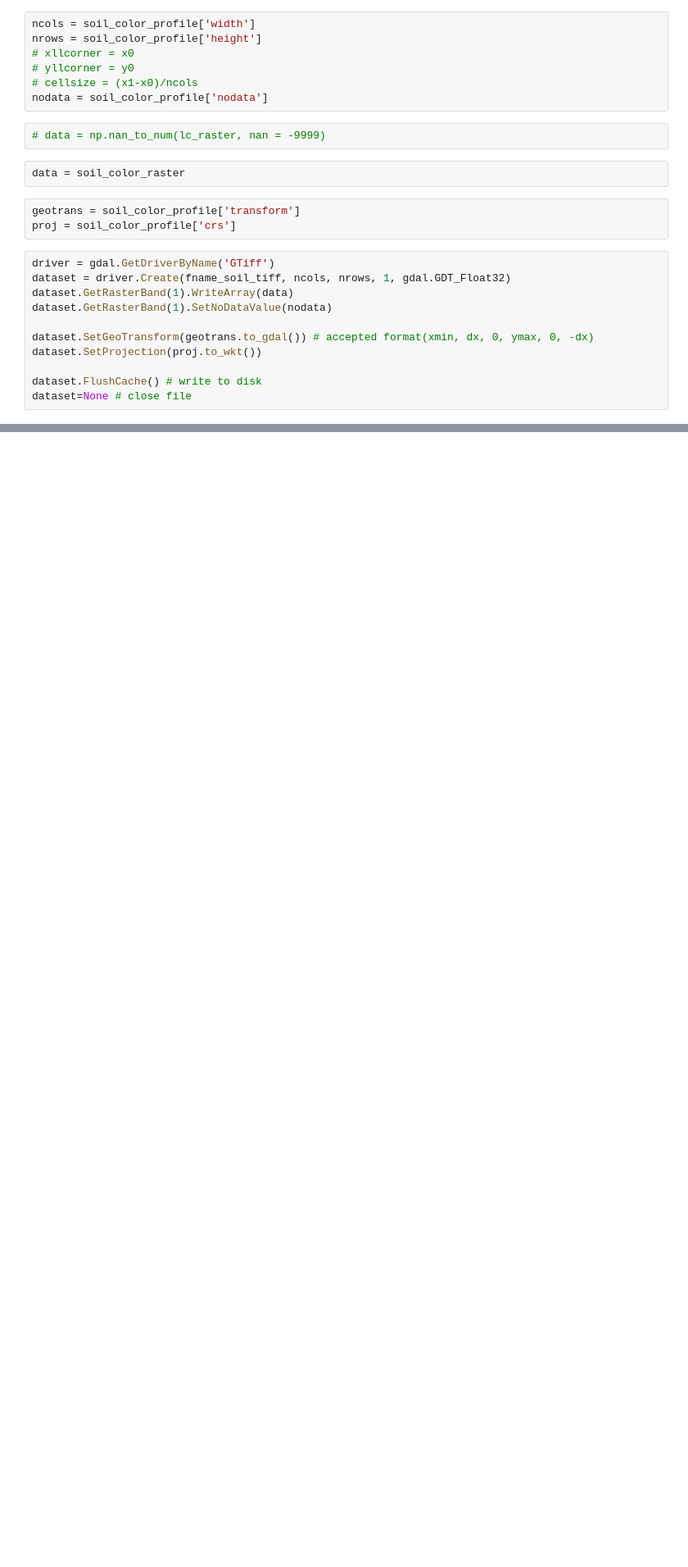
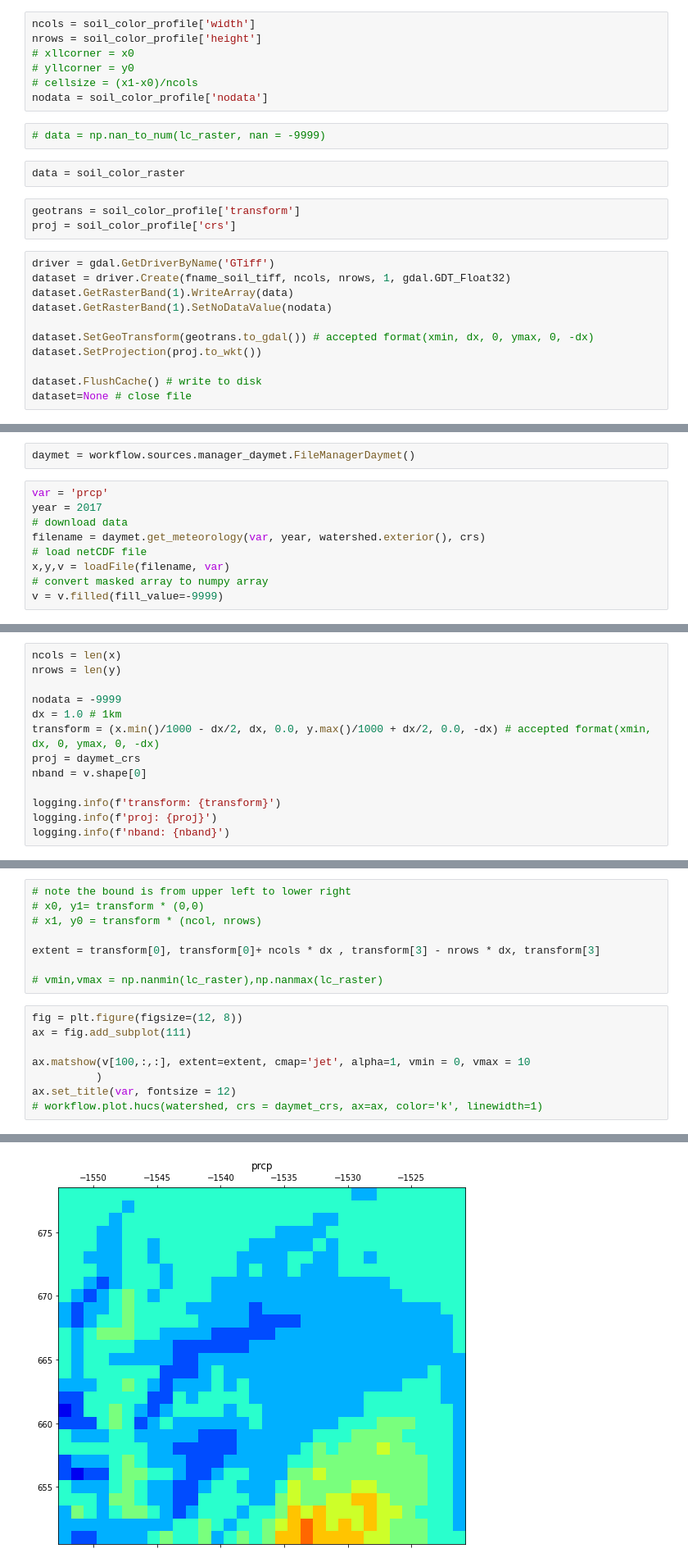
Before and after one commit to pinshuai/watershed-workflow, a Jupyter notebook: examples/download_data_streams.ipynb, the cells around one changed output, grey strips where cells are left out. Shown at 82% size. Drawn from its saved outputs; the diff is of its cells as text; blank space fills up the shorter version.

```diff
--- a/examples/download_data_streams.ipynb
+++ b/examples/download_data_streams.ipynb
@@ -481,0 +517,11 @@ dataset=None # close file
+# %%
+daymet = workflow.sources.manager_daymet.FileManagerDaymet()
+# %%
+var = 'prcp'
+year = 2017
+# download data
+filename = daymet.get_meteorology(var, year, watershed.exterior(), crs)
+# load netCDF file
+x,y,v = loadFile(filename, var)
+# convert masked array to numpy array
+v = v.filled(fill_value=-9999)
@@ -481,0 +537,13 @@ dataset=None # close file
+# %%
+ncols = len(x)
+nrows = len(y)
+
+nodata = -9999
+dx = 1.0 # 1km
+transform = (x.min()/1000 - dx/2, dx, 0.0, y.max()/1000 + dx/2, 0.0, -dx) # accepted format(xmin, dx, 0, ymax, 0, -dx)
+proj = daymet_crs
+nband = v.shape[0]
+
+logging.info(f'transform: {transform}')
+logging.info(f'proj: {proj}')
+logging.info(f'nband: {nband}')
@@ -481,0 +574,17 @@ dataset=None # close file
+# %%
+# note the bound is from upper left to lower right
+# x0, y1= transform * (0,0)
+# x1, y0 = transform * (ncol, nrows)
+
+extent = transform[0], transform[0]+ ncols * dx , transform[3] - nrows * dx, transform[3]
+
+# vmin,vmax = np.nanmin(lc_raster),np.nanmax(lc_raster)
+# %%
+fig = plt.figure(figsize=(12, 8))
+ax = fig.add_subplot(111)
+
+ax.matshow(v[100,:,:], extent=extent, cmap='jet', alpha=1, vmin = 0, vmax = 10
+          )
+ax.set_title(var, fontsize = 12)
+# workflow.plot.hucs(watershed, crs = daymet_crs, ax=ax, color='k', linewidth=1)
+# %% [output]
@@ -481,0 +592 @@ dataset=None # close file
+[figure, added]
```
Also changed, not shown: parts of 25 cells of this notebook.
